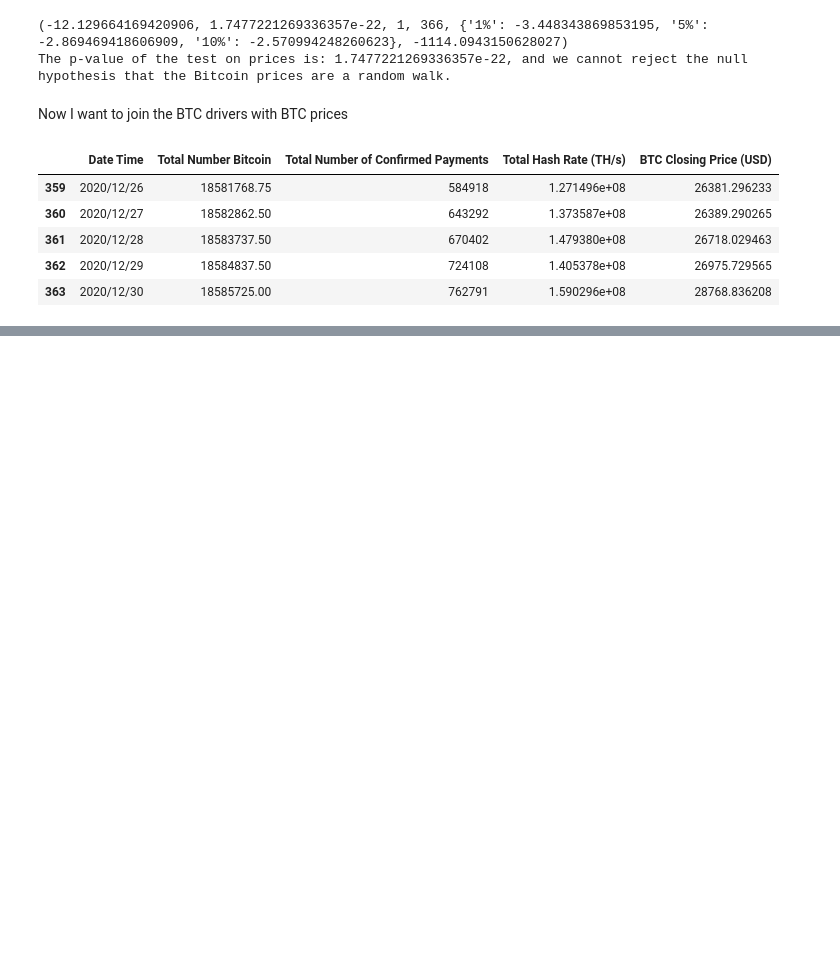
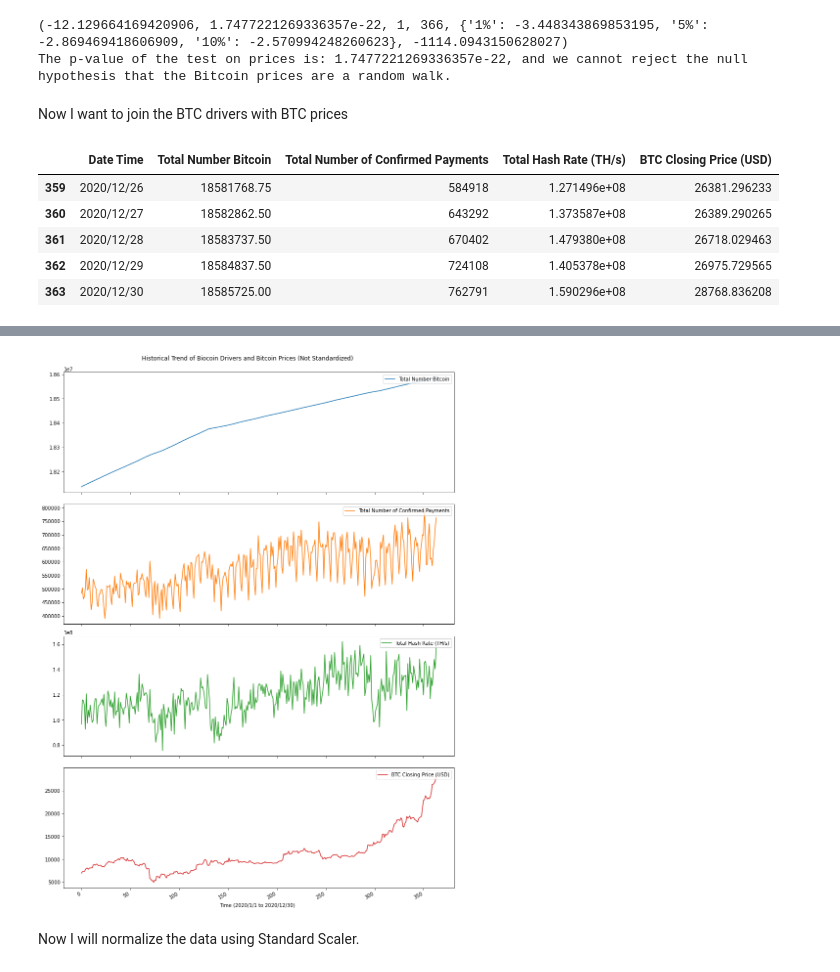
Before and after one commit to yh80205/Springboard, a Jupyter notebook: Capstone 2/Yizhen_Capstone Two_Crypto.ipynb, the cells around one changed output, grey strips where cells are left out. Saved outputs shown, nothing was run; the diff lists cells and outputs as text; code cells hidden in the pictures; blank space fills up the shorter version.

```diff
--- a/Capstone 2/Yizhen_Capstone Two_Crypto.ipynb
+++ b/Capstone 2/Yizhen_Capstone Two_Crypto.ipynb
@@ -250,10 +323,3 @@ BTCdf
 | 368 | 1609718399000 | 32154.167363 | 33002.536427 |
 | 369 | 1609804799000 | 33002.536427 | 31431.612280 |
 369 rows × 3 columns
-# %%
-'''btcopen_prices = [BTCdf.iloc[0,1]] + BTCdf.iloc[0:369,1].tolist()
-BTCdf['BTC Opening Price (USD)'] = btcopen_prices
-BTCdf['BTC Opening Price (USD)'] = round(BTCdf['BTC Opening Price (USD)'], 2)
-BTCdf['BTC Closing Price (USD)'] = round(BTCdf['BTC Closing Price (USD)'], 2)
-BTCdf = BTCdf.drop(labels=0, axis=0)
-BTCdf.head()'''
@@ -470,0 +523,13 @@ merged3.tail(5)
+# %%
+merged3[['Total Number Bitcoin', 'Total Number of Confirmed Payments', 'Total Hash Rate (TH/s)' , 'BTC Closing Price (USD)']].plot(subplots = True, figsize = (12,16))
+[ax.legend(loc = 1) for ax in plt.gcf().axes]
+plt.text(180, -3.5, 'Time (2020/1/1 to 2020/12/30)', ha='center', va='center')
+#ax.set_xlabel('Time')
+#ax.set_ylabel('Standardized Values')
+plt.suptitle('Historical Trend of Biocoin Drivers and Bitcoin Prices (Not Standardized)')
+plt.tight_layout()
+plt.subplots_adjust(top = 0.95)
+# %% [output]
+[figure, added]
+# %% [markdown]
+Now I will normalize the data using Standard Scaler.
```
Also changed, not shown: parts of 28 cells of this notebook.
